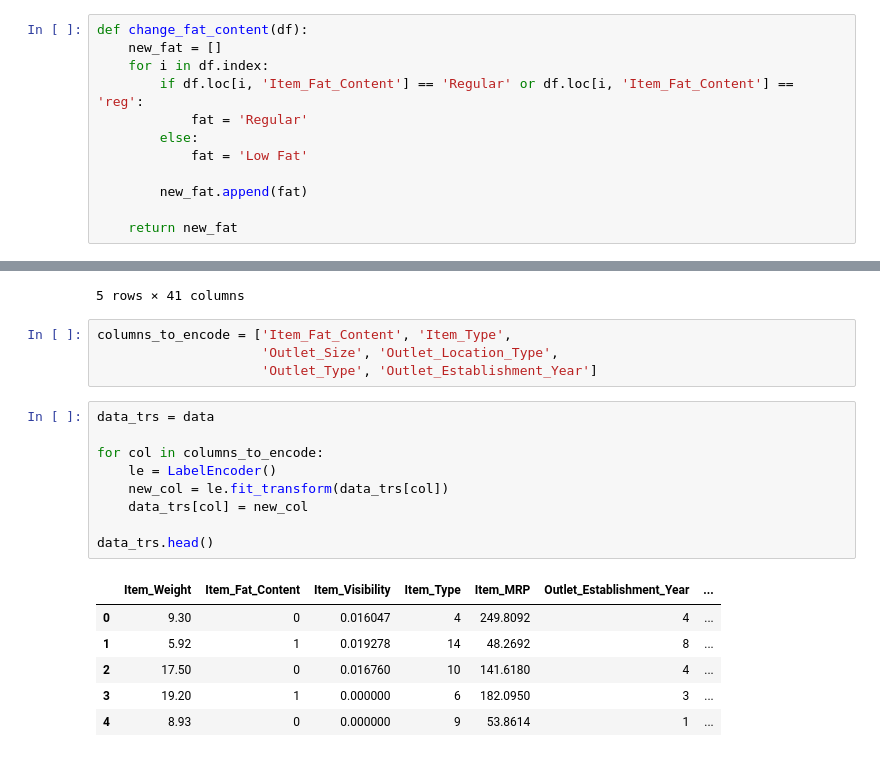
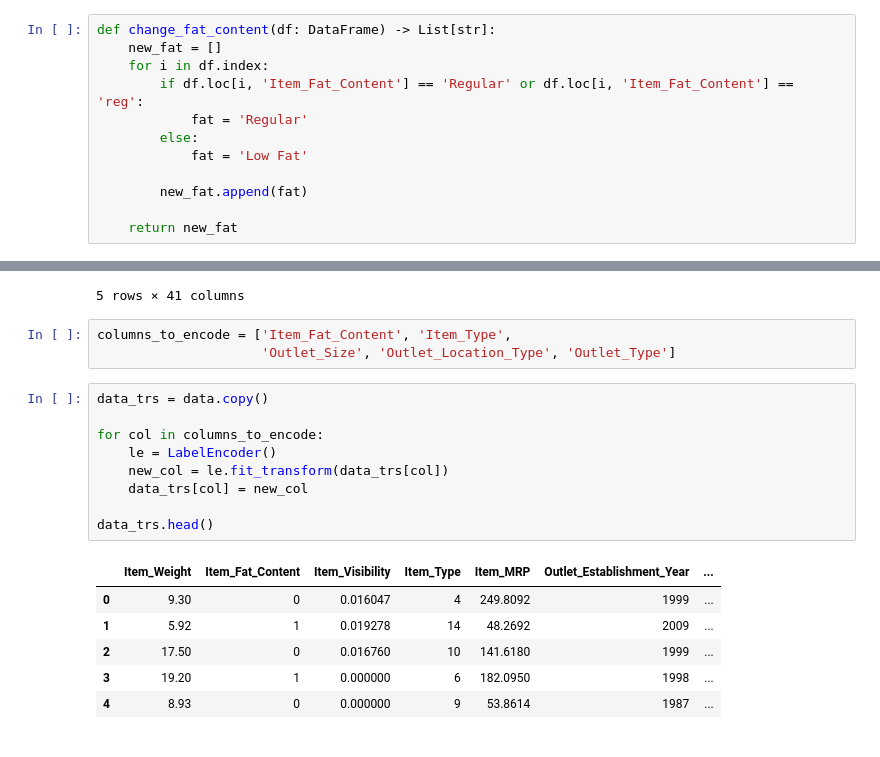
Before and after one commit to mrvanolog/Netology, a Jupyter notebook: Машинное обучение 2.0/Построение модели/SemiFinal/SemiFinal.ipynb, the cells around one changed output, grey strips where cells are left out. Drawn from its saved outputs; the diff is of its cells as text.

```diff
--- a/Машинное обучение 2.0/Построение модели/SemiFinal/SemiFinal.ipynb
+++ b/Машинное обучение 2.0/Построение модели/SemiFinal/SemiFinal.ipynb
@@ -342,5 +368,5 @@ Outlet_Establishment_Year: [1999 2009 1998 1987 1985 2002 2007 1997 2004]
 # %%
-def change_fat_content(df):
+def change_fat_content(df: DataFrame) -> List[str]:
     new_fat = []
     for i in df.index:
         if df.loc[i, 'Item_Fat_Content'] == 'Regular' or df.loc[i, 'Item_Fat_Content'] == 'reg':
@@ -380,21 +406,20 @@ data_reg.head()
 5 rows × 41 columns
 # %%
 columns_to_encode = ['Item_Fat_Content', 'Item_Type',
-                     'Outlet_Size', 'Outlet_Location_Type',
-                     'Outlet_Type', 'Outlet_Establishment_Year']
+                     'Outlet_Size', 'Outlet_Location_Type', 'Outlet_Type']
 # %%
-data_trs = data
+data_trs = data.copy()
 
 for col in columns_to_encode:
     le = LabelEncoder()
     new_col = le.fit_transform(data_trs[col])
     data_trs[col] = new_col
 
 data_trs.head()
 # %% [output]
 |  | Item_Weight | Item_Fat_Content | Item_Visibility | Item_Type | Item_MRP | Outlet_Establishment_Year | ... |
-| 0 | 9.30 | 0 | 0.016047 | 4 | 249.8092 | 4 | ... |
-| 1 | 5.92 | 1 | 0.019278 | 14 | 48.2692 | 8 | ... |
-| 2 | 17.50 | 0 | 0.016760 | 10 | 141.6180 | 4 | ... |
-| 3 | 19.20 | 1 | 0.000000 | 6 | 182.0950 | 3 | ... |
-| 4 | 8.93 | 0 | 0.000000 | 9 | 53.8614 | 1 | ... |
+| 0 | 9.30 | 0 | 0.016047 | 4 | 249.8092 | 1999 | ... |
+| 1 | 5.92 | 1 | 0.019278 | 14 | 48.2692 | 2009 | ... |
+| 2 | 17.50 | 0 | 0.016760 | 10 | 141.6180 | 1999 | ... |
+| 3 | 19.20 | 1 | 0.000000 | 6 | 182.0950 | 1998 | ... |
+| 4 | 8.93 | 0 | 0.000000 | 9 | 53.8614 | 1987 | ... |
```
Also changed, not shown: parts of 45 cells of this notebook.
